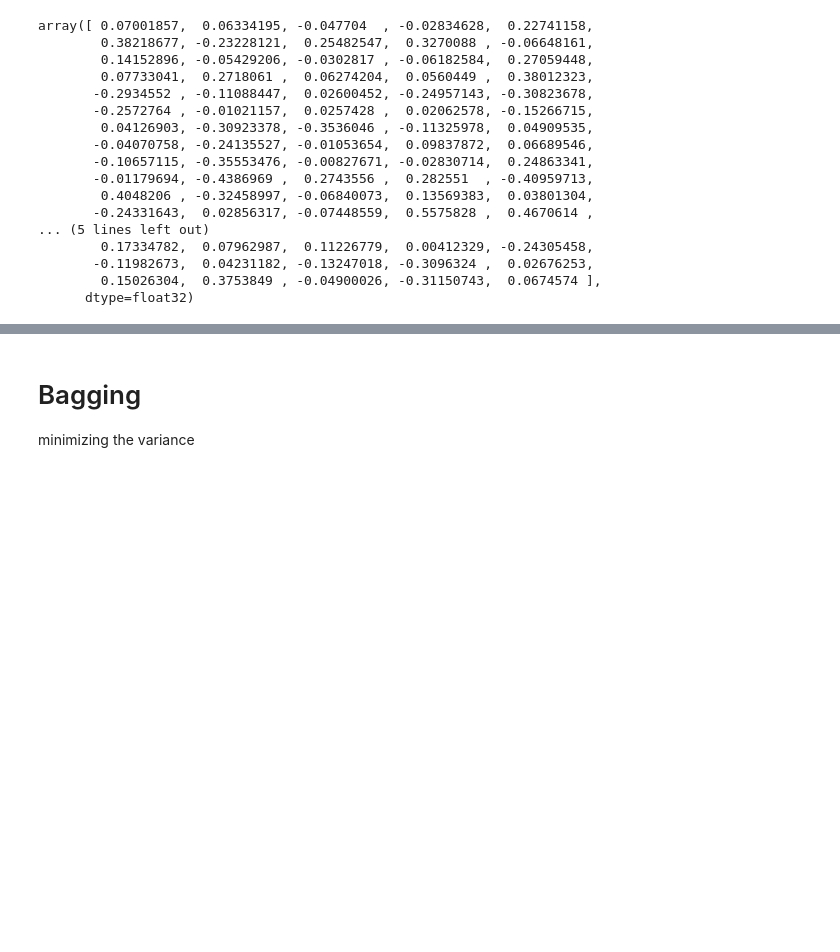
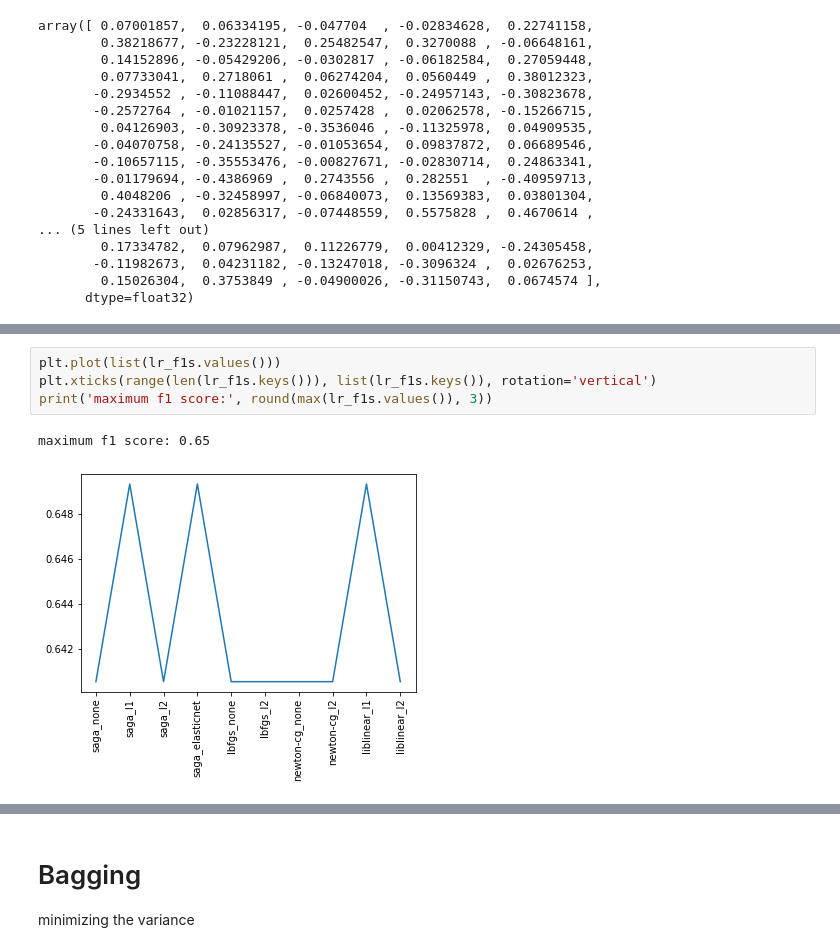
Before and after one commit to spdkh/Machine-Learning, a Jupyter notebook: ML_Project__Parisa_Daj.ipynb, the cells around one changed output, grey strips where cells are left out. Cells and saved outputs as stored; diff of their text form; blank space fills up the shorter version.

```diff
--- a/ML_Project__Parisa_Daj.ipynb
+++ b/ML_Project__Parisa_Daj.ipynb
@@ -313,0 +274,7 @@ Cross validation score: 0.947
+# %%
+plt.plot(list(lr_f1s.values()))
+plt.xticks(range(len(lr_f1s.keys())), list(lr_f1s.keys()), rotation='vertical')
+print('maximum f1 score:', round(max(lr_f1s.values()), 3))
+# %% [output]
+maximum f1 score: 0.65
+[figure, added]
```
Also changed, not shown: parts of 26 cells of this notebook.
